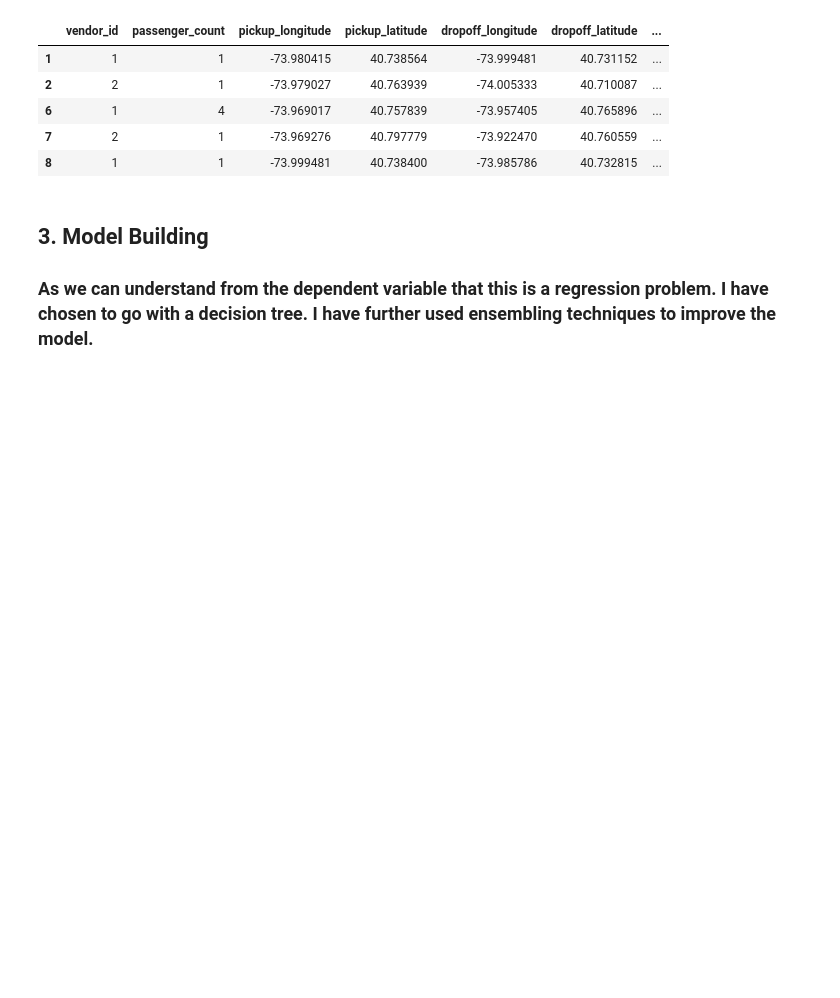
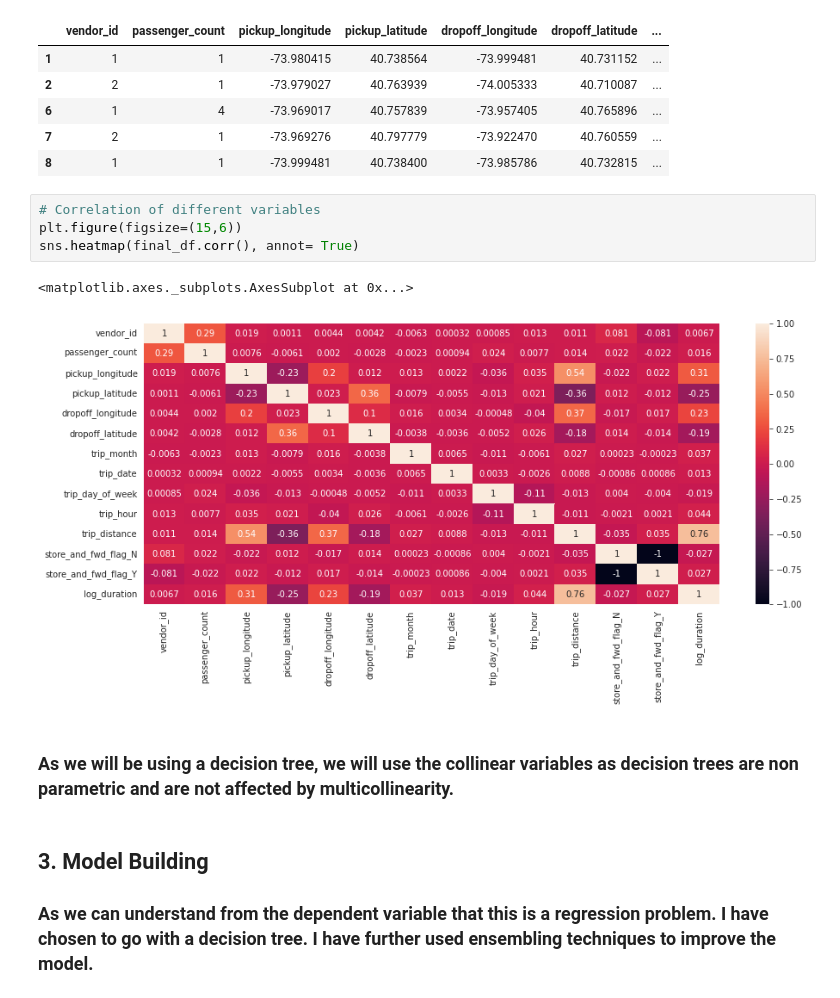
Before and after one commit to amolprabhu/NYC-Taxi-Duration-Prediction, a Jupyter notebook: NYC_Taxi_Capstone_Project.ipynb, the cells around one changed output. Drawn from its saved outputs; the diff is of its cells as text; blank space fills up the shorter version.

```diff
--- a/NYC_Taxi_Capstone_Project.ipynb
+++ b/NYC_Taxi_Capstone_Project.ipynb
@@ -462,6 +465,15 @@ final_df.head()
 | 6 | 1 | 4 | -73.969017 | 40.757839 | -73.957405 | 40.765896 | ... |
 | 7 | 2 | 1 | -73.969276 | 40.797779 | -73.922470 | 40.760559 | ... |
 | 8 | 1 | 1 | -73.999481 | 40.738400 | -73.985786 | 40.732815 | ... |
+# %%
+# Correlation of different variables
+plt.figure(figsize=(15,6))
+sns.heatmap(final_df.corr(), annot= True)
+# %% [output]
+<matplotlib.axes._subplots.AxesSubplot at 0x...>
+[figure, added]
+# %% [markdown]
+### As we will be using a decision tree, we will use the collinear variables as decision trees are non parametric and are not affected by multicollinearity.
 # %% [markdown]
 ## **3. Model Building**
 
```
Also changed, not shown: parts of 1 cell of this notebook.
